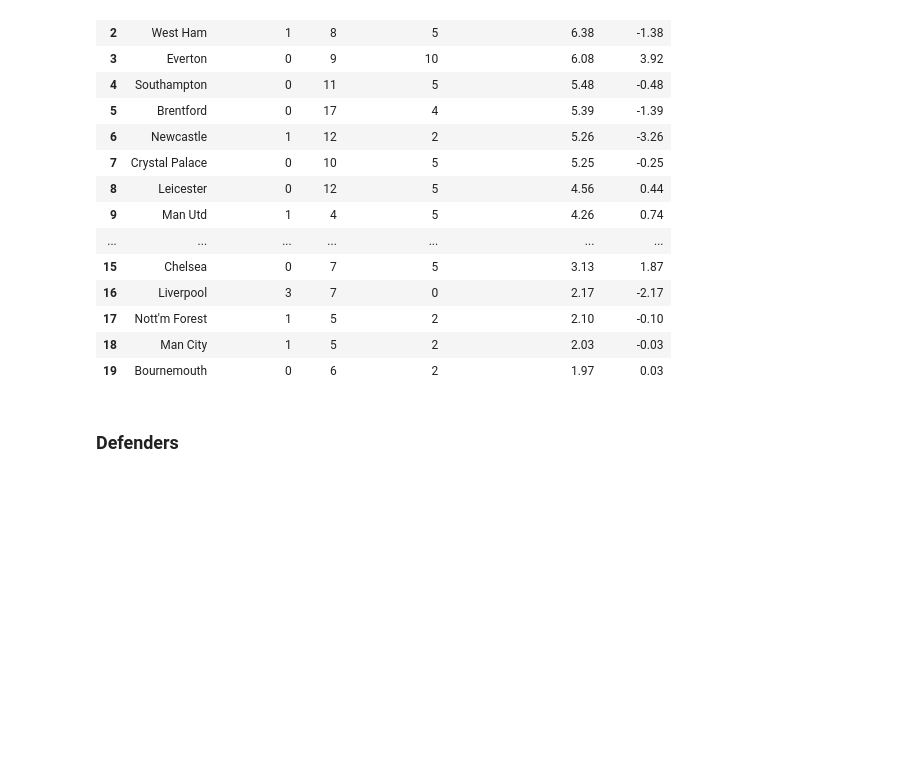
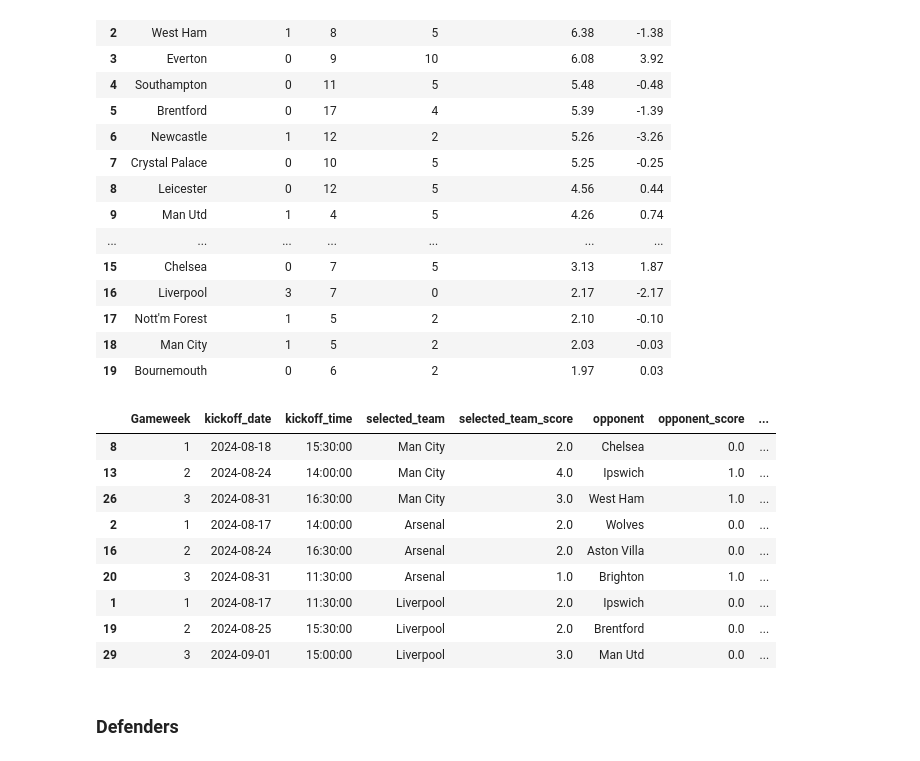
Before and after one commit to rio-v/FPL_24_25, a Jupyter notebook: pre_gw4.ipynb, the cells around one changed output. Cells and saved outputs as stored; diff of their text form; code cells hidden in the pictures; blank space fills up the shorter version.

```diff
--- a/pre_gw4.ipynb
+++ b/pre_gw4.ipynb
@@ -135,6 +171,19 @@ goalies.groupby('team')[['clean_sheets', 'saves', 'goals_conceded', 'expected_go
 | 17 | Nott'm Forest | 1 | 5 | 2 | 2.10 | -0.10 |
 | 18 | Man City | 1 | 5 | 2 | 2.03 | -0.03 |
 | 19 | Bournemouth | 0 | 6 | 2 | 1.97 | 0.03 |
+# %%
+pd.concat([fpl.fixtures_by_team(fixtures, 'Man City', 3), fpl.fixtures_by_team(fixtures, 'Arsenal', 3),fpl.fixtures_by_team(fixtures, 'Liverpool', 3)])
+# %% [output]
+|  | Gameweek | kickoff_date | kickoff_time | selected_team | selected_team_score | opponent | opponent_score | ... |
+| 8 | 1 | 2024-08-18 | 15:30:00 | Man City | 2.0 | Chelsea | 0.0 | ... |
+| 13 | 2 | 2024-08-24 | 14:00:00 | Man City | 4.0 | Ipswich | 1.0 | ... |
+| 26 | 3 | 2024-08-31 | 16:30:00 | Man City | 3.0 | West Ham | 1.0 | ... |
+| 2 | 1 | 2024-08-17 | 14:00:00 | Arsenal | 2.0 | Wolves | 0.0 | ... |
+| 16 | 2 | 2024-08-24 | 16:30:00 | Arsenal | 2.0 | Aston Villa | 0.0 | ... |
+| 20 | 3 | 2024-08-31 | 11:30:00 | Arsenal | 1.0 | Brighton | 1.0 | ... |
+| 1 | 1 | 2024-08-17 | 11:30:00 | Liverpool | 2.0 | Ipswich | 0.0 | ... |
+| 19 | 2 | 2024-08-25 | 15:30:00 | Liverpool | 2.0 | Brentford | 0.0 | ... |
+| 29 | 3 | 2024-09-01 | 15:00:00 | Liverpool | 3.0 | Man Utd | 0.0 | ... |
 # %% [markdown]
 ### Defenders
 # %%
```
Also changed, not shown: parts of 9 cells of this notebook.
